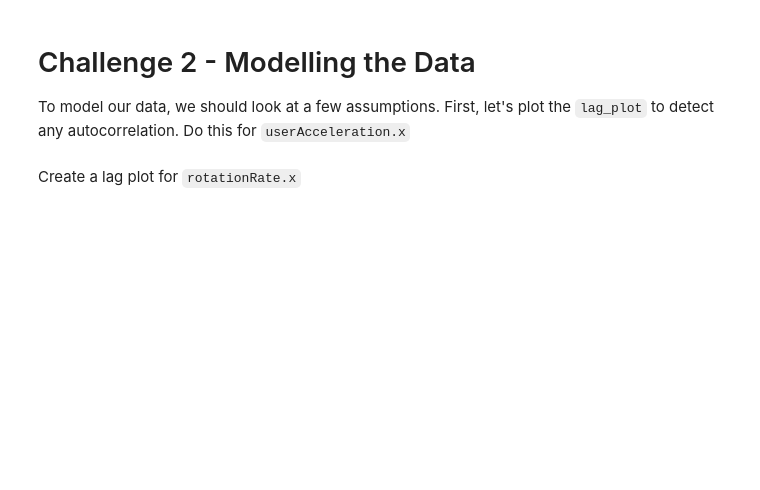
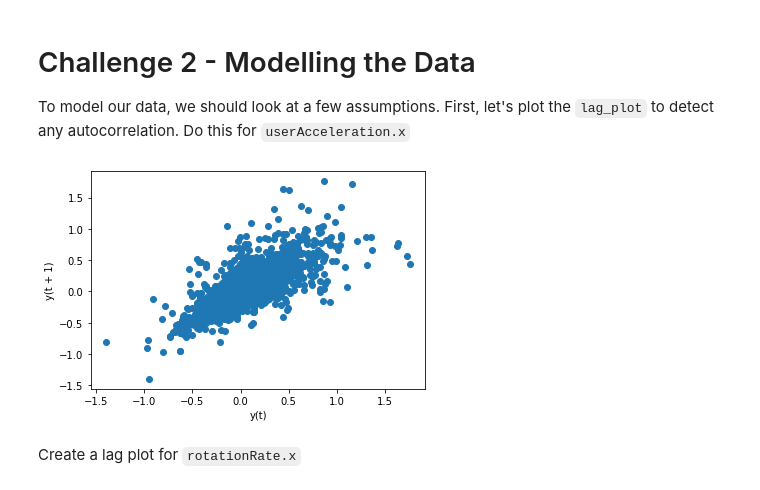
Before and after one commit to Ironhack-Data-Madrid-Febrero-2021/lab-time-series, a Jupyter notebook: your-code/main.ipynb, the cells around one changed output. Saved outputs shown, nothing was run; the diff lists cells and outputs as text; code cells hidden in the pictures; blank space fills up the shorter version.

```diff
--- a/your-code/main.ipynb
+++ b/your-code/main.ipynb
@@ -100,2 +129,7 @@ To model our data, we should look at a few assumptions. First, let's plot the `l
+# %%
+# Lag plots are most commonly used to look for patterns in time series data
+pd.plotting.lag_plot(sensor['userAcceleration.x']);
+# %% [output]
+[figure, added]
 # %% [markdown]
 Create a lag plot for `rotationRate.x`
```
Also changed, not shown: parts of 26 cells of this notebook.
